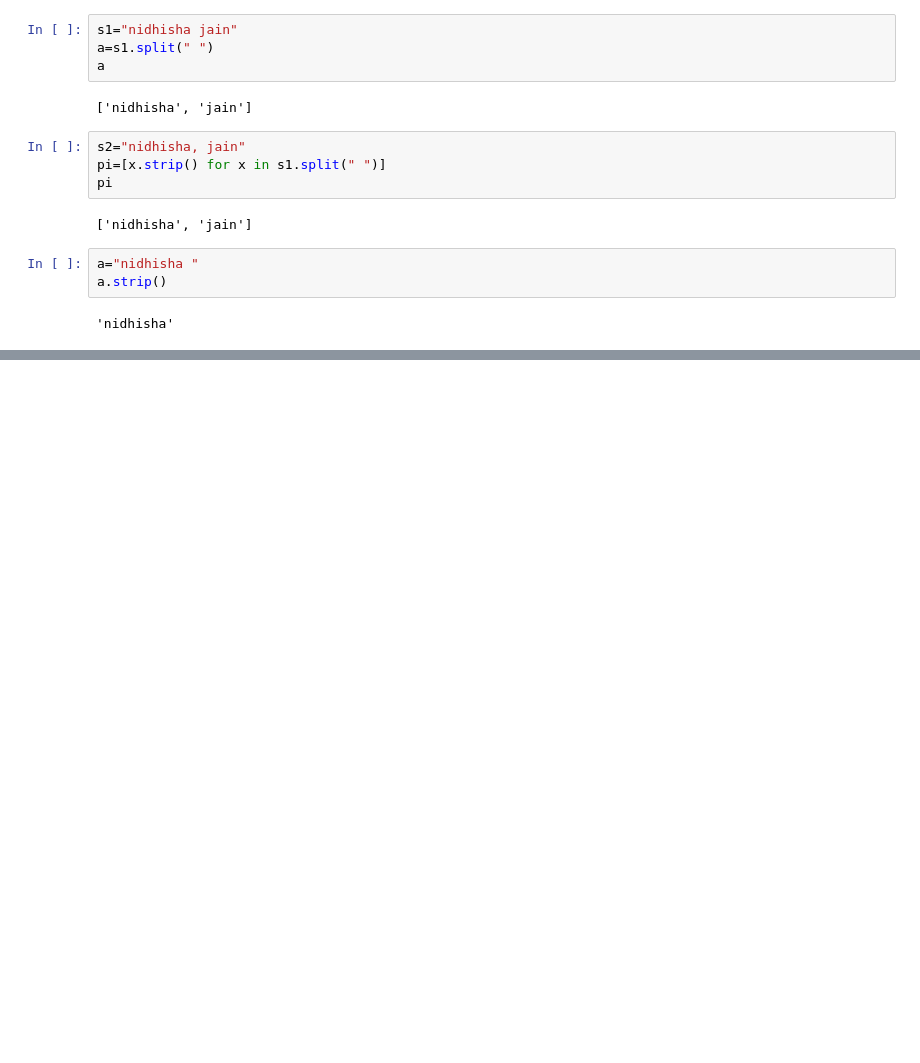
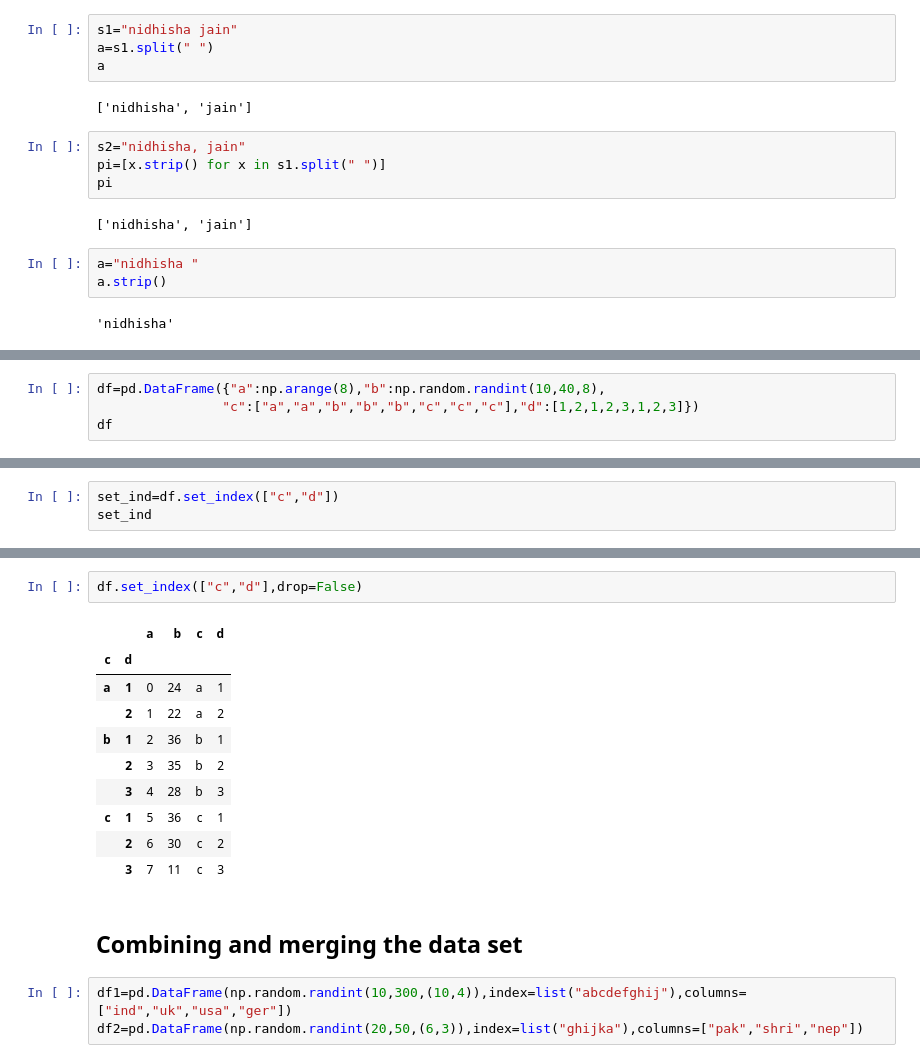
Before and after one commit to Nidhisha08/PYTHON, a Jupyter notebook: pandas.ipynb, the cells around one changed output, grey strips where cells are left out. Cells and saved outputs as stored; diff of their text form; blank space fills up the shorter version.

```diff
--- a/pandas.ipynb
+++ b/pandas.ipynb
@@ -1714,0 +1754,4 @@ df_multi
+# %%
+df=pd.DataFrame({"a":np.arange(8),"b":np.random.randint(10,40,8),
+                "c":["a","a","b","b","b","c","c","c"],"d":[1,2,1,2,3,1,2,3]})
+df
@@ -1714,0 +1768,3 @@ df_multi
+# %%
+set_ind=df.set_index(["c","d"])
+set_ind
@@ -1714,0 +1782,18 @@ df_multi
+# %%
+df.set_index(["c","d"],drop=False)
+# %% [output]
+|  |  | a | b | c | d |
+| c | d |  |  |  |  |
+| a | 1 | 0 | 24 | a | 1 |
+|  | 2 | 1 | 22 | a | 2 |
+| b | 1 | 2 | 36 | b | 1 |
+|  | 2 | 3 | 35 | b | 2 |
+|  | 3 | 4 | 28 | b | 3 |
+| c | 1 | 5 | 36 | c | 1 |
+|  | 2 | 6 | 30 | c | 2 |
+|  | 3 | 7 | 11 | c | 3 |
+# %% [markdown]
+## Combining and merging the data set
+# %%
+df1=pd.DataFrame(np.random.randint(10,300,(10,4)),index=list("abcdefghij"),columns=["ind","uk","usa","ger"])
+df2=pd.DataFrame(np.random.randint(20,50,(6,3)),index=list("ghijka"),columns=["pak","shri","nep"])
```
Also changed, not shown: parts of 76 cells of this notebook.
